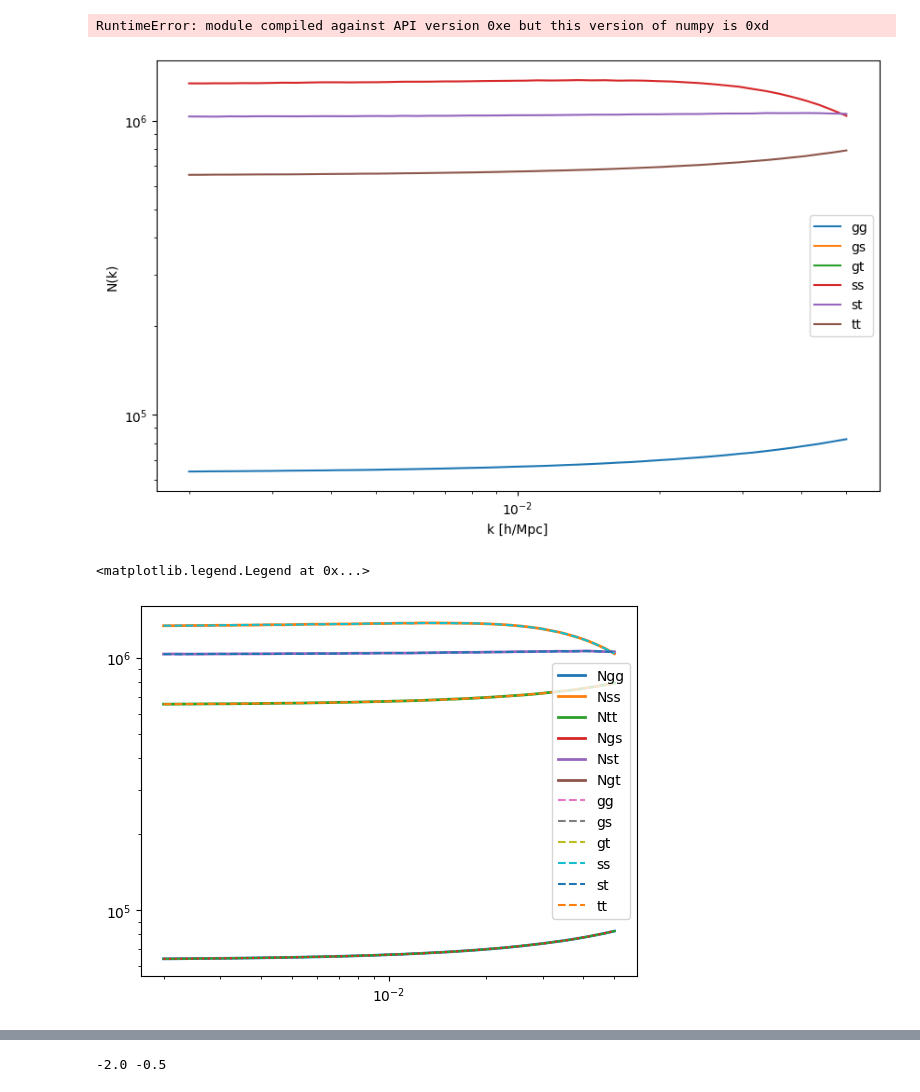
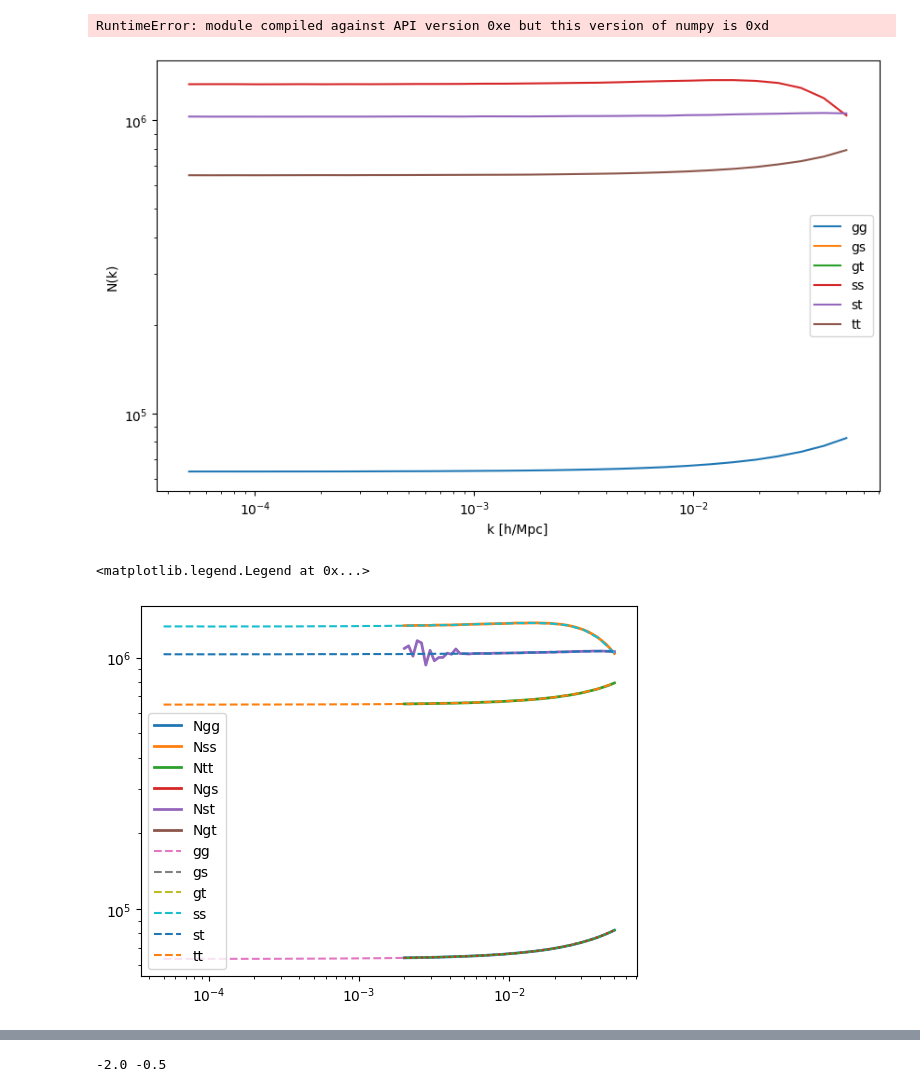
Before and after one commit to Saladino93/quadraticrecforlss, a Jupyter notebook: notebooks/desi_base.ipynb, the cells around one changed output, grey strips where cells are left out. Saved outputs shown, nothing was run; the diff lists cells and outputs as text; code cells hidden in the pictures.

```diff
--- a/notebooks/desi_base.ipynb
+++ b/notebooks/desi_base.ipynb
@@ -4,30 +4,30 @@ import matplotlib.pyplot as plt
 # %%
 import pandas as pd
 
 # Load results
-df = pd.read_pickle('../quadratic_results.pkl')
+df = pd.read_pickle('../output/desiasymm/data_dir/quadratic_results.pkl')
 
 # Access specific results
 k_values = df['K']
-gg_means = df['gg_galgal_mean']#**-1.
 
 # Plot results
 import matplotlib.pyplot as plt
 plt.figure(figsize=(10, 6))
 r = {}
 
+tr1, tr2 = "gal", "gal2"
 for estimator_pair in ['gg', 'gs', 'gt', 'ss', 'st', 'tt']:
-    key = f"{estimator_pair}_galgal_mean"
+    key = f"{estimator_pair}_{tr1}{tr2}"
     if key in df:
         plt.loglog(df['K'], df[key]**-1., label=estimator_pair)
         r[estimator_pair] = (df['K'], df[key]**-1.)
 plt.legend()
 plt.xlabel('k [h/Mpc]')
 plt.ylabel('N(k)')
 plt.show()
 # %% [output]
 RuntimeError: module compiled against API version 0xe but this version of numpy is 0xd
-[figure, old version]
+[figure, new version]
 # %%
 nomi = ["desi", "desiasymm"]
 nomi = ["desiasymm"]
@@ -67,4 +67,4 @@ plt.plot(knew, nnew, ls = ":")
 plt.legend()
 # %% [output]
 <matplotlib.legend.Legend at 0x...>
-[figure, old version]
+[figure, new version]
```
Also changed, not shown: parts of 14 cells of this notebook, 5 other files.
